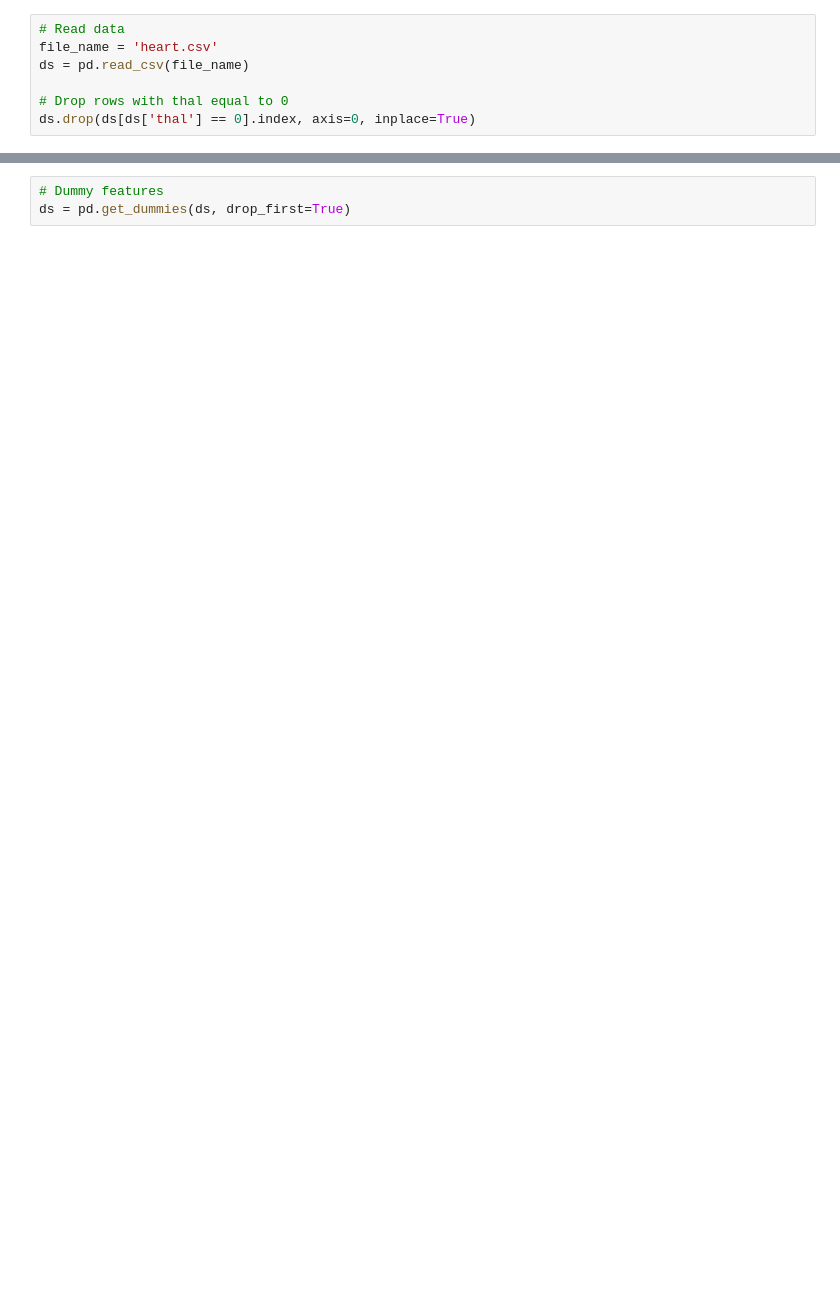
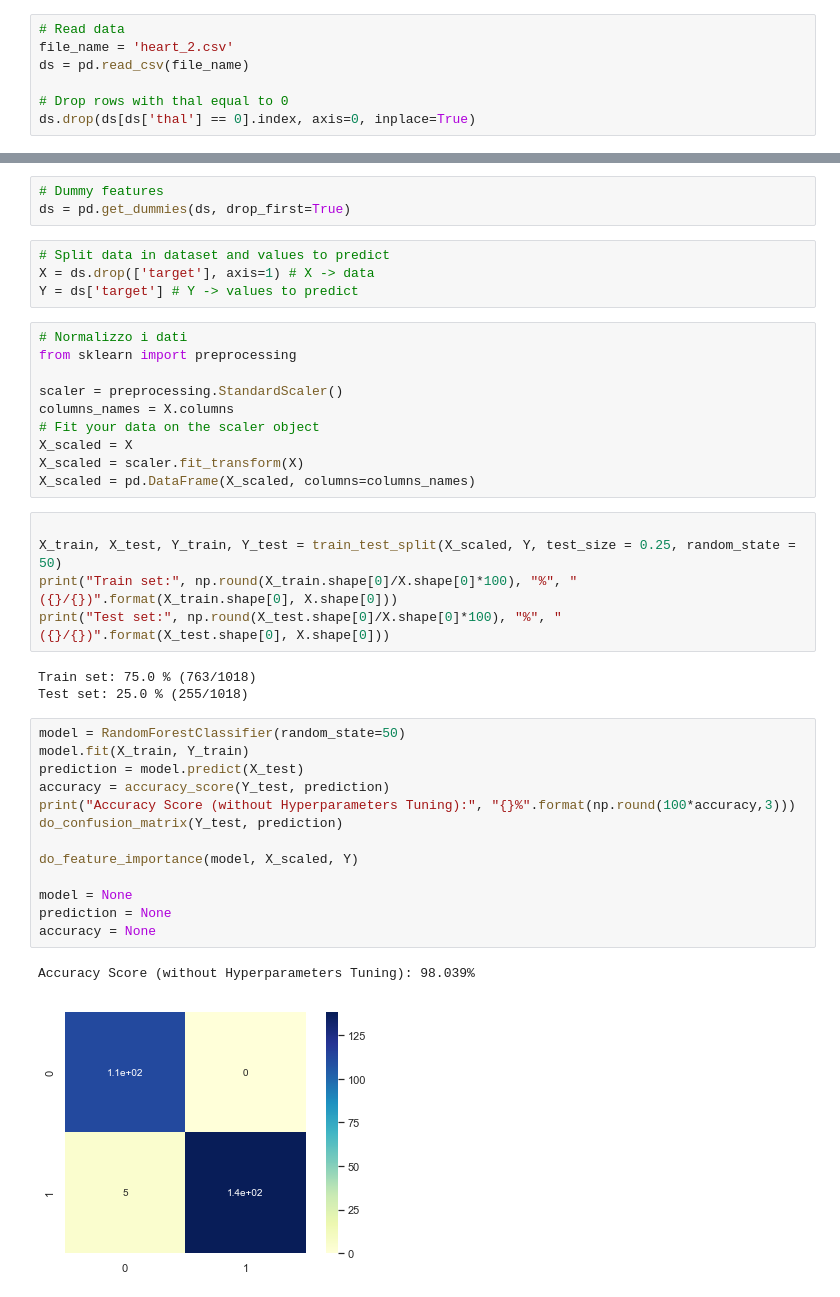
Before and after one commit to alessiogilardi/heart-disease-data-analysis-project, a Jupyter notebook: random_forest_big_dataset.ipynb, the cells around one changed output, grey strips where cells are left out. Drawn from its saved outputs; the diff is of its cells as text; blank space fills up the shorter version.

```diff
--- a/random_forest_big_dataset.ipynb
+++ b/random_forest_big_dataset.ipynb
@@ -13,7 +27,7 @@ pd.options.mode.chained_assignment = None  #hide any pandas warnings
 sns.set(style="whitegrid", color_codes=True)
 # %%
 # Read data
-file_name = 'heart.csv'
+file_name = 'heart_2.csv'
 ds = pd.read_csv(file_name)
 
 # Drop rows with thal equal to 0
@@ -64,3 +100,41 @@ ds['thalassemia'] = ds['thalassemia'].astype('object')
 # %%
 # Dummy features
 ds = pd.get_dummies(ds, drop_first=True)
+# %%
+# Split data in dataset and values to predict
+X = ds.drop(['target'], axis=1) # X -> data
+Y = ds['target'] # Y -> values to predict
+# %%
+# Normalizzo i dati
+from sklearn import preprocessing
+
+scaler = preprocessing.StandardScaler()
+columns_names = X.columns
+# Fit your data on the scaler object
+X_scaled = X
+X_scaled = scaler.fit_transform(X)
+X_scaled = pd.DataFrame(X_scaled, columns=columns_names)
+# %%
+
+X_train, X_test, Y_train, Y_test = train_test_split(X_scaled, Y, test_size = 0.25, random_state = 50)
+print("Train set:", np.round(X_train.shape[0]/X.shape[0]*100), "%", "({}/{})".format(X_train.shape[0], X.shape[0]))
+print("Test set:", np.round(X_test.shape[0]/X.shape[0]*100), "%", "({}/{})".format(X_test.shape[0], X.shape[0]))
+# %% [output]
+Train set: 75.0 % (763/1018)
+Test set: 25.0 % (255/1018)
+# %%
+model = RandomForestClassifier(random_state=50)
+model.fit(X_train, Y_train)
+prediction = model.predict(X_test)
+accuracy = accuracy_score(Y_test, prediction)
+print("Accuracy Score (without Hyperparameters Tuning):", "{}%".format(np.round(100*accuracy,3)))
+do_confusion_matrix(Y_test, prediction)
+
+do_feature_importance(model, X_scaled, Y)
+
+model = None
+prediction = None
+accuracy = None
+# %% [output]
+Accuracy Score (without Hyperparameters Tuning): 98.039%
+[figure, added]
```
Also changed, not shown: parts of 7 cells of this notebook, 3 other files.
